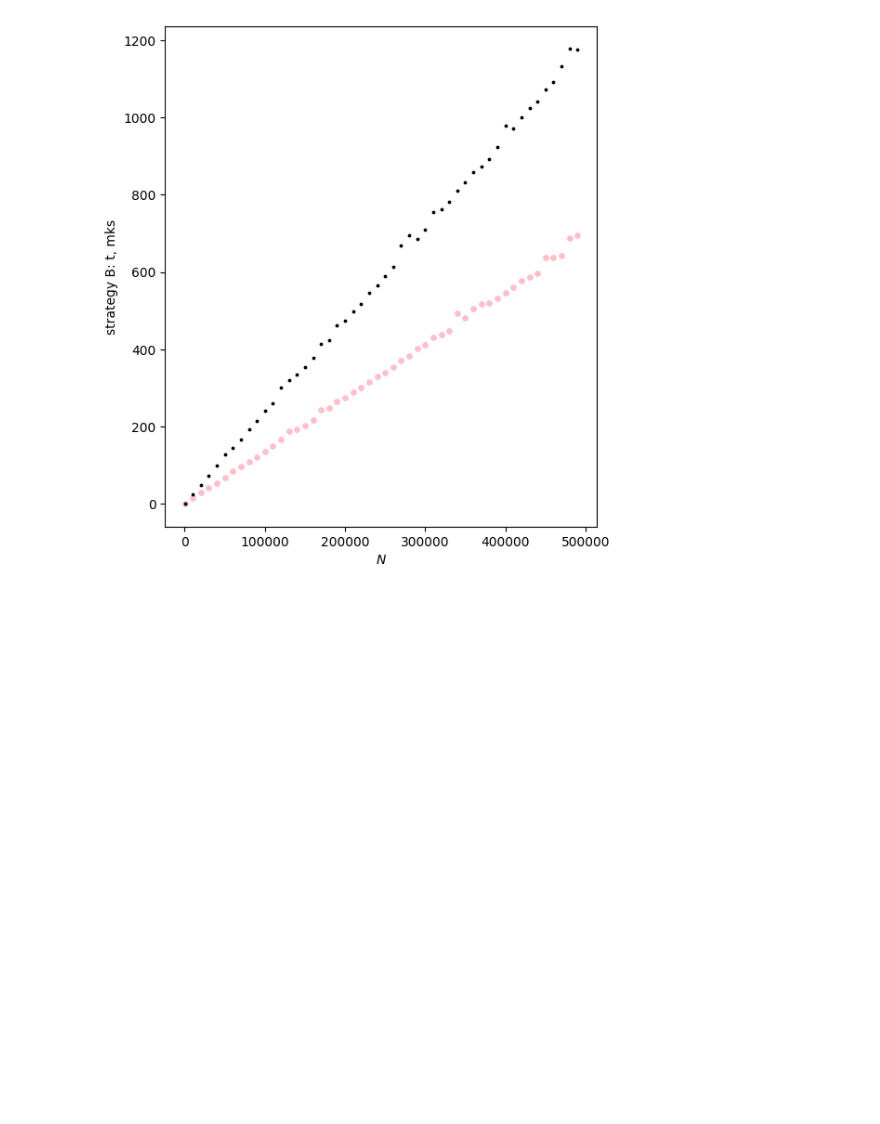
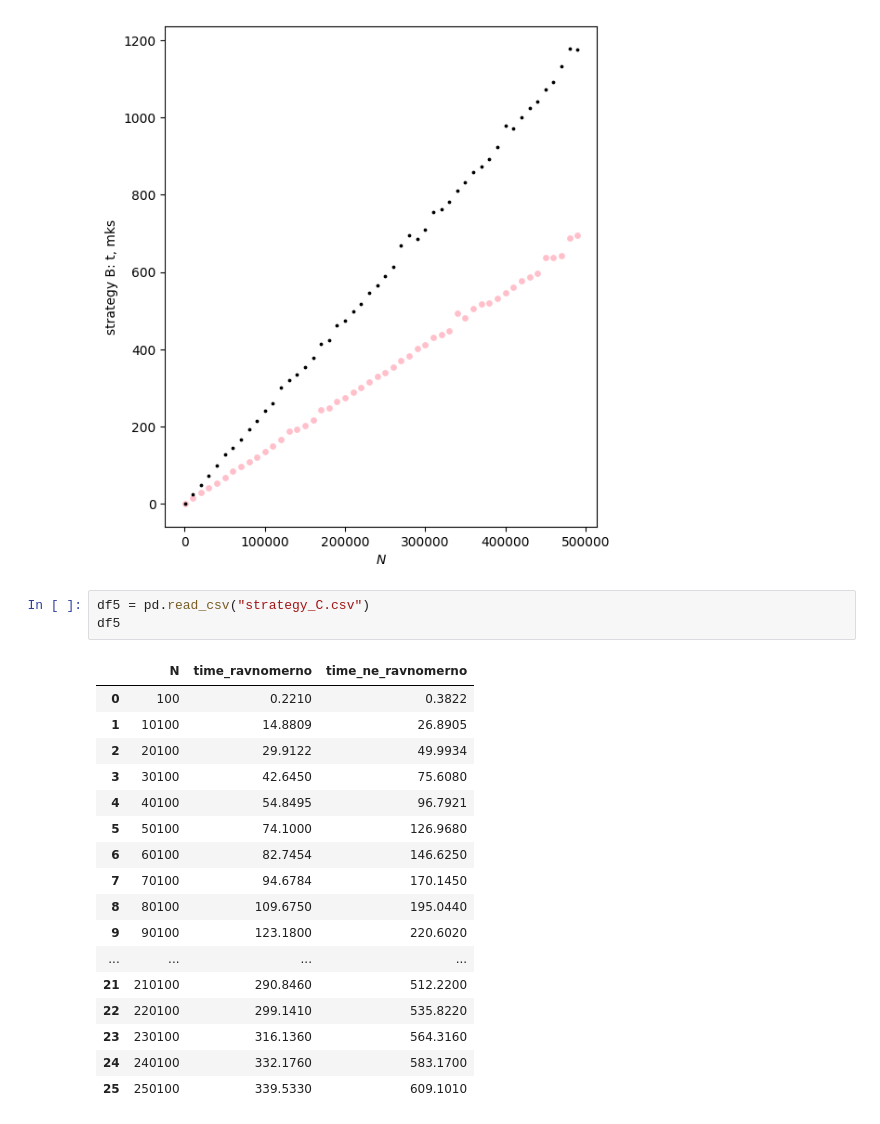
Before and after one commit to xenonnachille/cpp-23-shevyakova, a Jupyter notebook: lab_1/graphs.ipynb, the cells around one changed output. Saved outputs shown, nothing was run; the diff lists cells and outputs as text; blank space fills up the shorter version.

```diff
--- a/lab_1/graphs.ipynb
+++ b/lab_1/graphs.ipynb
@@ -155,3 +155,24 @@ ax.set(xlabel='$N$',
 plt.show()
 # %% [output]
 [figure]
+# %%
+df5 = pd.read_csv("strategy_C.csv")
+df5
+# %% [output]
+|  | N | time_ravnomerno | time_ne_ravnomerno |
+| 0 | 100 | 0.2210 | 0.3822 |
+| 1 | 10100 | 14.8809 | 26.8905 |
+| 2 | 20100 | 29.9122 | 49.9934 |
+| 3 | 30100 | 42.6450 | 75.6080 |
+| 4 | 40100 | 54.8495 | 96.7921 |
+| 5 | 50100 | 74.1000 | 126.9680 |
+| 6 | 60100 | 82.7454 | 146.6250 |
+| 7 | 70100 | 94.6784 | 170.1450 |
+| 8 | 80100 | 109.6750 | 195.0440 |
+| 9 | 90100 | 123.1800 | 220.6020 |
+| ... | ... | ... | ... |
+| 21 | 210100 | 290.8460 | 512.2200 |
+| 22 | 220100 | 299.1410 | 535.8220 |
+| 23 | 230100 | 316.1360 | 564.3160 |
+| 24 | 240100 | 332.1760 | 583.1700 |
+| 25 | 250100 | 339.5330 | 609.1010 |
```
Also changed, not shown: parts of 3 cells of this notebook, 5 other files.
